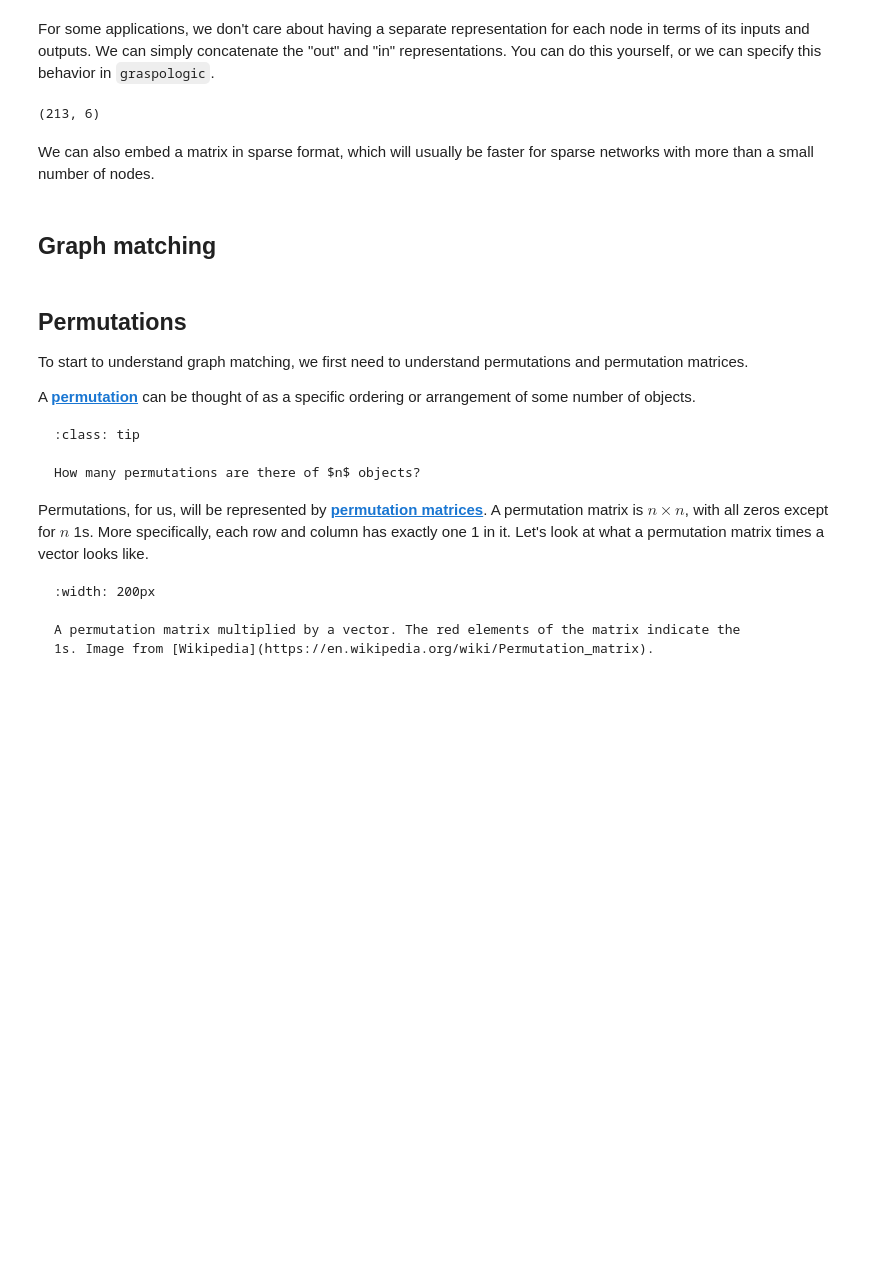
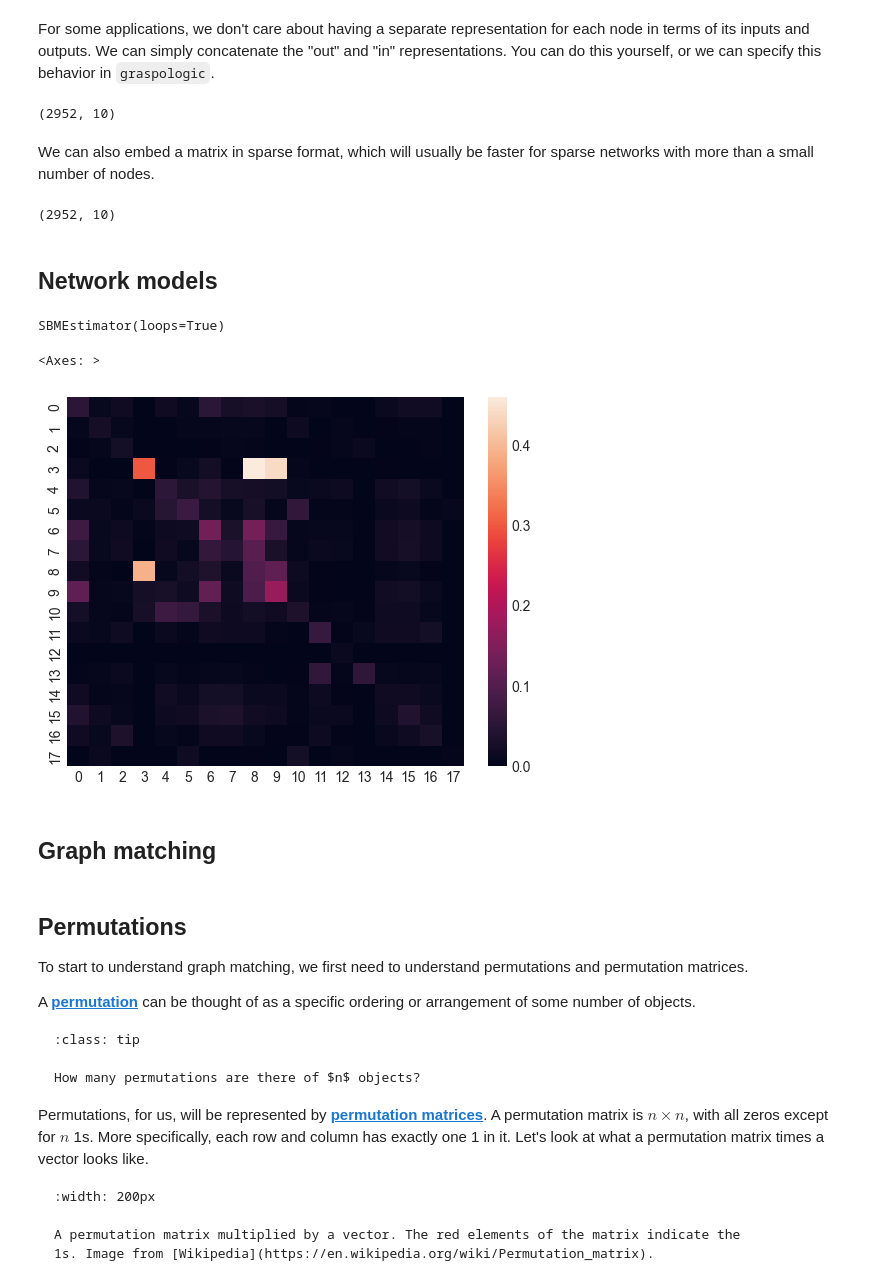
Before and after one commit to neurodata/graspologic-demo, a Jupyter notebook: demo.ipynb, the cells around one changed output. Saved outputs shown, nothing was run; the diff lists cells and outputs as text; code cells hidden in the pictures; blank space fills up the shorter version.

```diff
--- a/demo.ipynb
+++ b/demo.ipynb
@@ -93,18 +180,37 @@ For some applications, we don't care about having a separate representation for
 node in terms of its inputs and outputs. We can simply concatenate the "out" and "in"
 representations. You can do this yourself, or we can specify this behavior in `graspologic`.
 # %%
-Z = AdjacencySpectralEmbed(concat=True).fit_transform(A_ptr)
+Z = AdjacencySpectralEmbed(concat=True).fit_transform(adjacency_lcc)
 Z.shape
 # %% [output]
-(213, 6)
+(2952, 10)
 # %% [markdown]
 We can also embed a matrix in sparse format, which will usually be faster for sparse
 networks with more than a small number of nodes.
 # %%
 from scipy.sparse import csr_matrix
 
-Z = AdjacencySpectralEmbed(concat=True).fit_transform(csr_matrix(A_ptr))
+Z = AdjacencySpectralEmbed(concat=True).fit_transform(csr_matrix(adjacency_lcc))
 Z.shape
+# %% [output]
+(2952, 10)
+# %% [markdown]
+## Network models
+# %%
+from graspologic.models import SBMEstimator
+
+estimator = SBMEstimator(directed=True, loops=True)
+# %%
+from graspologic.utils import binarize
+
+estimator.fit(binarize(adjacency_lcc), y=labels)
+# %% [output]
+SBMEstimator(loops=True)
+# %%
+sns.heatmap(estimator.block_p_)
+# %% [output]
+<Axes: >
+[figure, added]
 # %% [markdown]
 ## Graph matching
 # %% [markdown]
```
Also changed, not shown: parts of 11 cells of this notebook.
